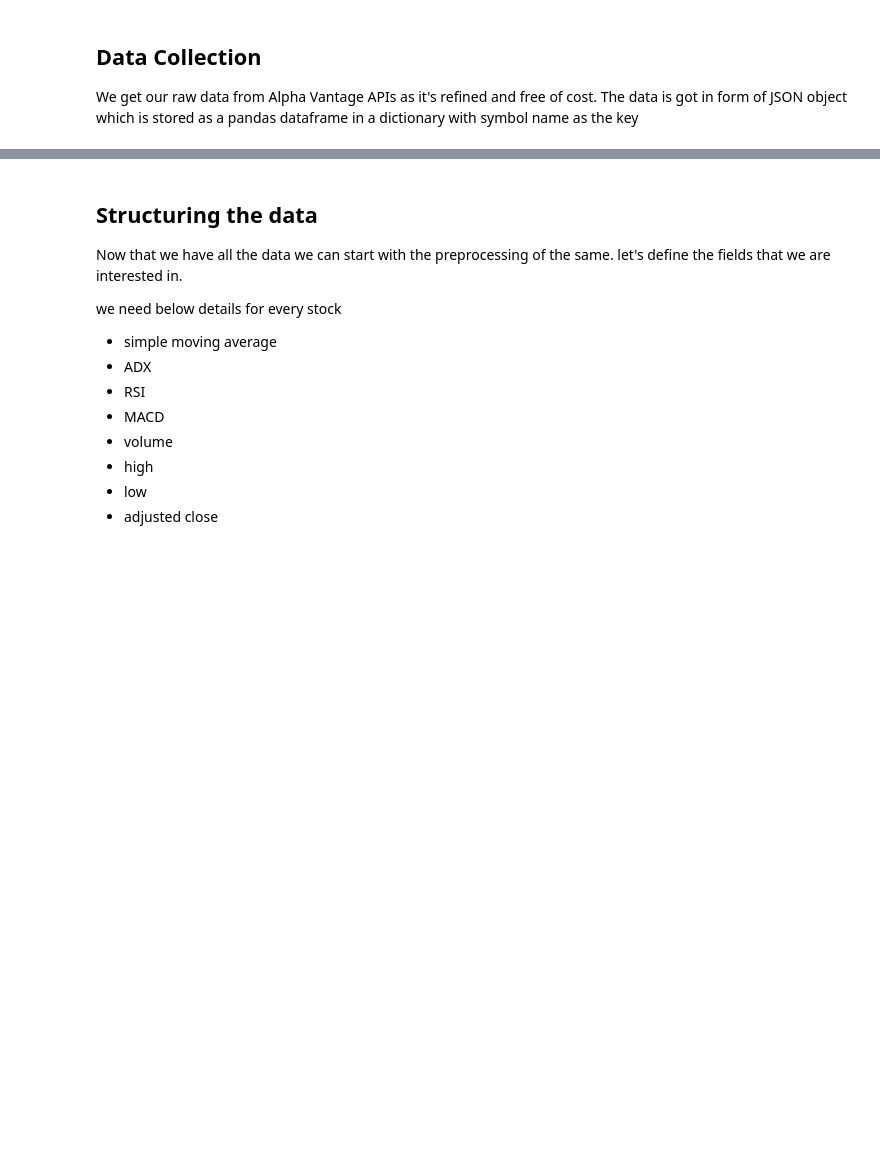
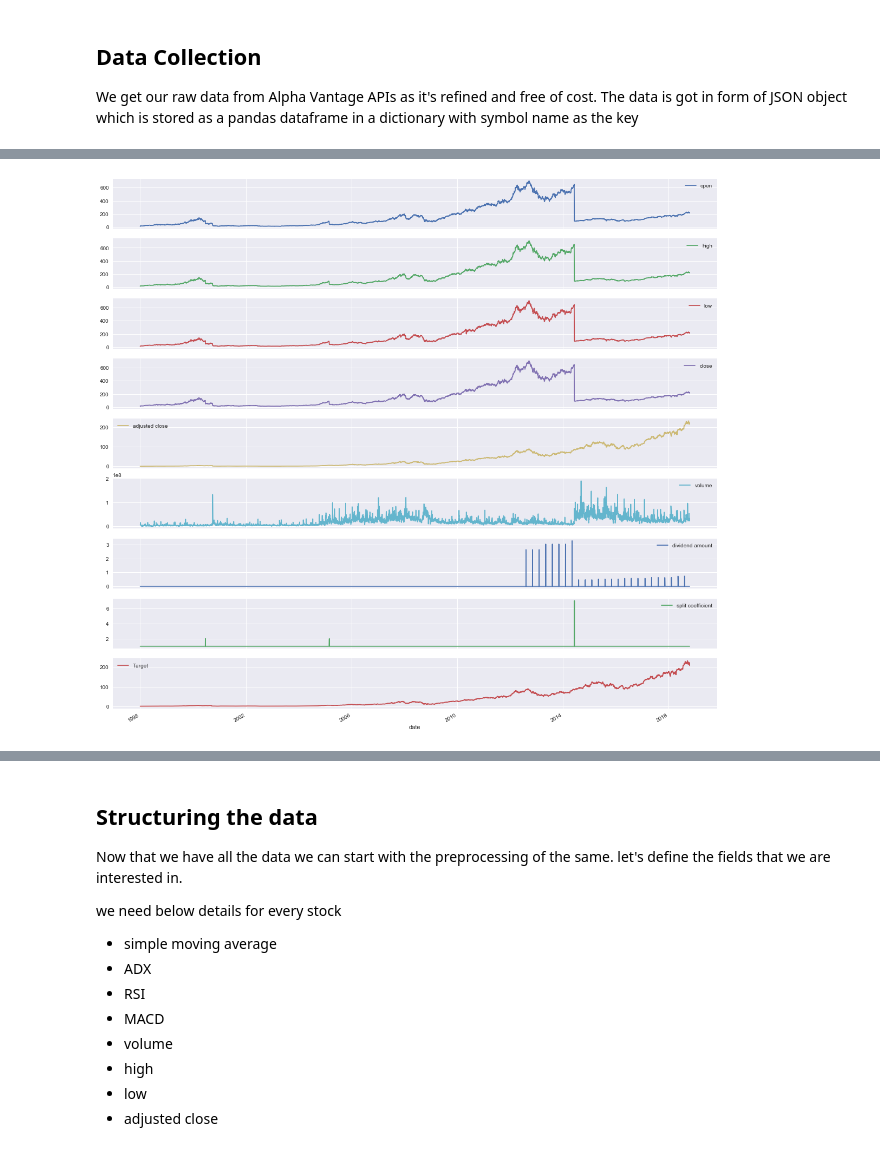
Before and after one commit to Neeraj-Natu/machine-learning_in_finance, a Jupyter notebook: Utils/Data-Prep.ipynb, the cells around one changed output, grey strips where cells are left out. Drawn from its saved outputs; the diff is of its cells as text; code cells hidden in the pictures; blank space fills up the shorter version.

```diff
--- a/Utils/Data-Prep.ipynb
+++ b/Utils/Data-Prep.ipynb
@@ -26,6 +29,7 @@ interval = "daily";
 timeperiod = "10";
 seriestype = "close";
 index = "date";
+plt.style.use('seaborn');
 # %%
 # Time Series Data
 
@@ -82,4 +87,29 @@ memory usage: 449.8+ KB
 None
+# %%
+#Let's plot the time series data and see what that looks like
+#Athough first we will have to convert the data into matplot readable format
+#Thus we won't play with actual data but make a copy of it.
+
+AAPL_TS_plotdata = AAPL_TS_data;
+AAPL_TS_plotdata['open'] = pd.to_numeric(AAPL_TS_plotdata['open']);
+AAPL_TS_plotdata['high'] = pd.to_numeric(AAPL_TS_plotdata['high']);
+AAPL_TS_plotdata['low'] = pd.to_numeric(AAPL_TS_plotdata['low']);
+AAPL_TS_plotdata['close'] = pd.to_numeric(AAPL_TS_plotdata['close']);
+AAPL_TS_plotdata['adjusted close'] = pd.to_numeric(AAPL_TS_plotdata['adjusted close']);
+AAPL_TS_plotdata['volume'] = pd.to_numeric(AAPL_TS_plotdata['volume']);
+AAPL_TS_plotdata['dividend amount'] = pd.to_numeric(AAPL_TS_plotdata['dividend amount']);
+AAPL_TS_plotdata['split coefficient'] = pd.to_numeric(AAPL_TS_plotdata['split coefficient']);
+AAPL_TS_plotdata['Target'] = pd.to_numeric(AAPL_TS_plotdata['Target']);
+
+AAPL_TS_plotdata['date']=pd.to_datetime(AAPL_TS_plotdata['date']);
+AAPL_TS_plotdata['date'] = AAPL_TS_plotdata['date'].astype(dt.datetime);
+AAPL_TS_plotdata = AAPL_TS_plotdata.set_index('date');
+
+#AAPL_TS_plotdata = AAPL_TS_plotdata.drop(['volume','dividend amount','split coefficient','open','high','Target','low'], axis=1);
+# %%
+AAPL_TS_plotdata.plot(kind='line', subplots=True, grid=True,figsize=(20, 20));
+# %% [output]
+[figure, added]
 # %%
 #ADX Data
 
```
Also changed, not shown: parts of 16 cells of this notebook, 11 other files.
